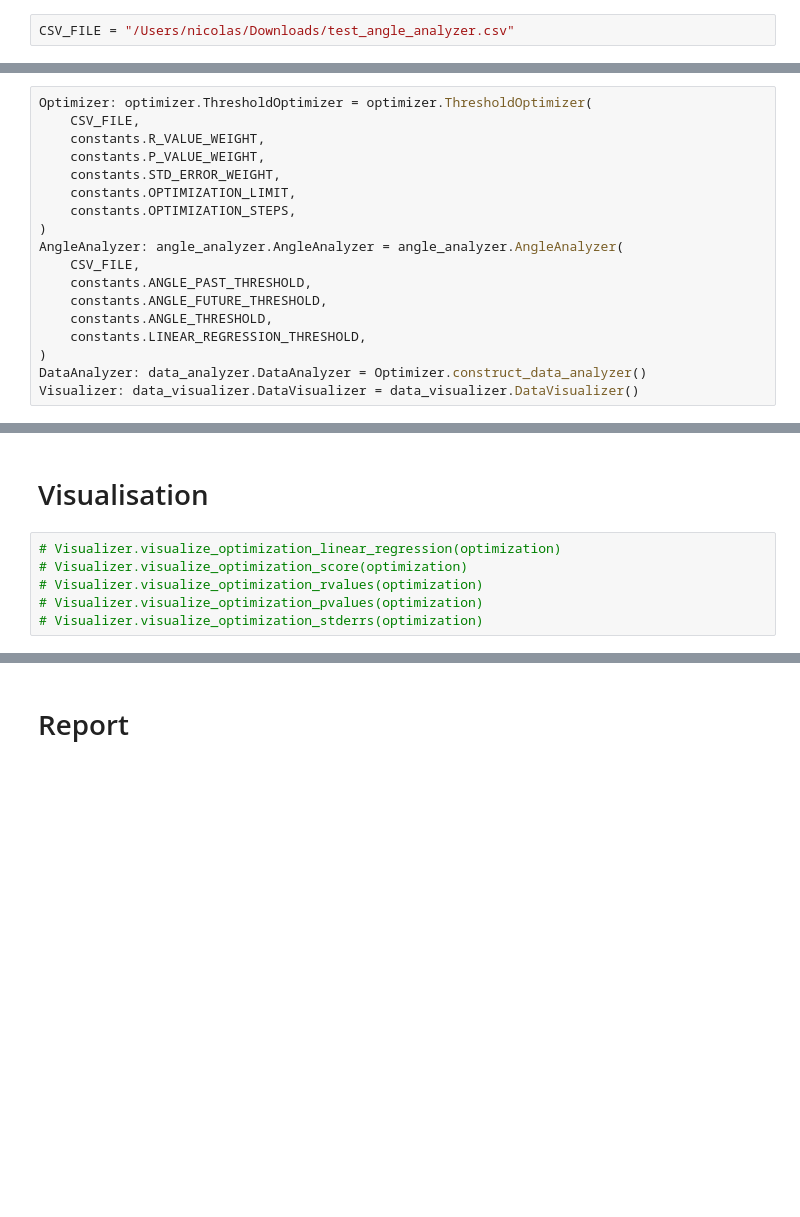
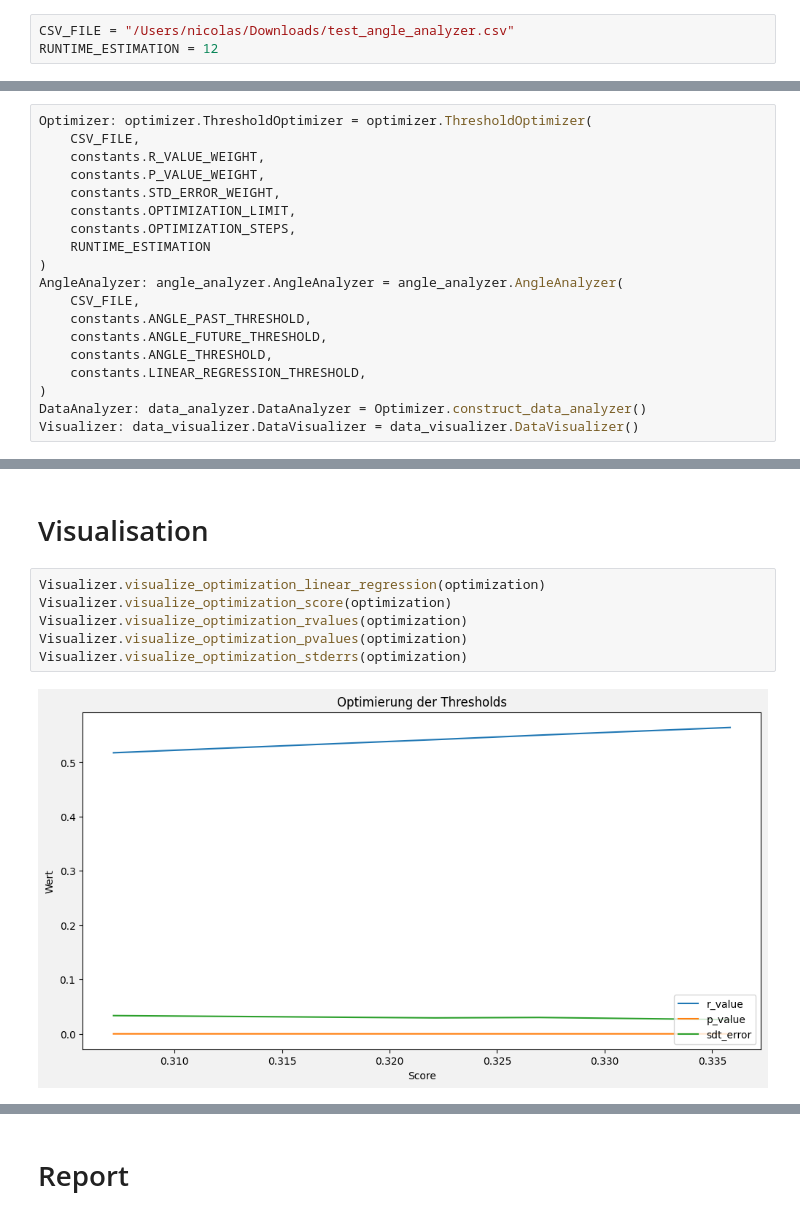
Before and after one commit to nicolashuberIT/flight-analyzer, a Jupyter notebook: src/executor/execute_optimize_thresholds.ipynb, the cells around one changed output, grey strips where cells are left out. Saved outputs shown, nothing was run; the diff lists cells and outputs as text; blank space fills up the shorter version.

```diff
--- a/src/executor/execute_optimize_thresholds.ipynb
+++ b/src/executor/execute_optimize_thresholds.ipynb
@@ -18,6 +18,7 @@ import constants as constants
 # Variables
 # %%
 CSV_FILE = "/Users/nicolas/Downloads/test_angle_analyzer.csv"
+RUNTIME_ESTIMATION = 12
 # %% [markdown]
 # Initialisation
 # %%
@@ -28,6 +29,7 @@ Optimizer: optimizer.ThresholdOptimizer = optimizer.ThresholdOptimizer(
     constants.STD_ERROR_WEIGHT,
     constants.OPTIMIZATION_LIMIT,
     constants.OPTIMIZATION_STEPS,
+    RUNTIME_ESTIMATION
 )
 AngleAnalyzer: angle_analyzer.AngleAnalyzer = angle_analyzer.AngleAnalyzer(
     CSV_FILE,
@@ -74,8 +76,10 @@ optimization
 # %% [markdown]
 # Visualisation
 # %%
-# Visualizer.visualize_optimization_linear_regression(optimization)
-# Visualizer.visualize_optimization_score(optimization)
-# Visualizer.visualize_optimization_rvalues(optimization)
-# Visualizer.visualize_optimization_pvalues(optimization)
-# Visualizer.visualize_optimization_stderrs(optimization)
+Visualizer.visualize_optimization_linear_regression(optimization)
+Visualizer.visualize_optimization_score(optimization)
+Visualizer.visualize_optimization_rvalues(optimization)
+Visualizer.visualize_optimization_pvalues(optimization)
+Visualizer.visualize_optimization_stderrs(optimization)
+# %% [output]
+[figure, added]
```
Also changed, not shown: parts of 7 cells of this notebook, 3 other files.
